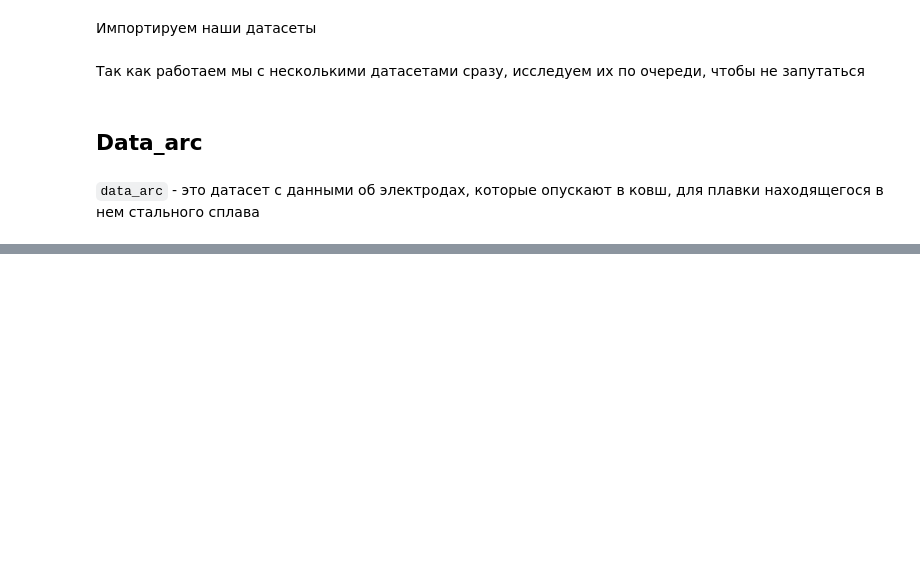
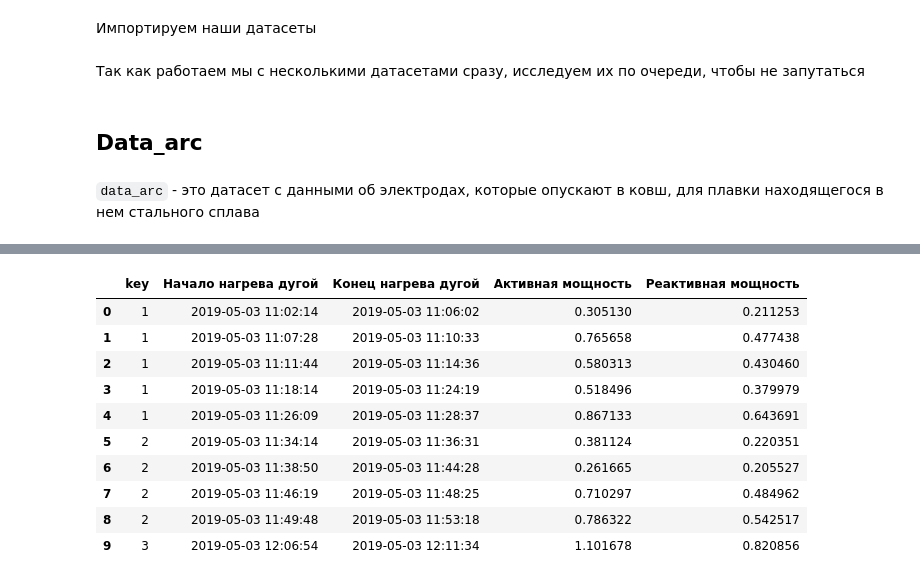
Before and after one commit to alex-blessed/YandexP-projects, a Jupyter notebook: Steel.ipynb, the cells around one changed output, grey strips where cells are left out. Drawn from its saved outputs; the diff is of its cells as text; code cells hidden in the pictures; blank space fills up the shorter version.

```diff
--- a/Steel.ipynb
+++ b/Steel.ipynb
@@ -46,0 +66,14 @@ except:
+# %%
+data_arc.head(10)
+# %% [output]
+|  | key | Начало нагрева дугой | Конец нагрева дугой | Активная мощность | Реактивная мощность |
+| 0 | 1 | 2019-05-03 11:02:14 | 2019-05-03 11:06:02 | 0.305130 | 0.211253 |
+| 1 | 1 | 2019-05-03 11:07:28 | 2019-05-03 11:10:33 | 0.765658 | 0.477438 |
+| 2 | 1 | 2019-05-03 11:11:44 | 2019-05-03 11:14:36 | 0.580313 | 0.430460 |
+| 3 | 1 | 2019-05-03 11:18:14 | 2019-05-03 11:24:19 | 0.518496 | 0.379979 |
+| 4 | 1 | 2019-05-03 11:26:09 | 2019-05-03 11:28:37 | 0.867133 | 0.643691 |
+| 5 | 2 | 2019-05-03 11:34:14 | 2019-05-03 11:36:31 | 0.381124 | 0.220351 |
+| 6 | 2 | 2019-05-03 11:38:50 | 2019-05-03 11:44:28 | 0.261665 | 0.205527 |
+| 7 | 2 | 2019-05-03 11:46:19 | 2019-05-03 11:48:25 | 0.710297 | 0.484962 |
+| 8 | 2 | 2019-05-03 11:49:48 | 2019-05-03 11:53:18 | 0.786322 | 0.542517 |
+| 9 | 3 | 2019-05-03 12:06:54 | 2019-05-03 12:11:34 | 1.101678 | 0.820856 |
```
Also changed, not shown: parts of 15 cells of this notebook.
